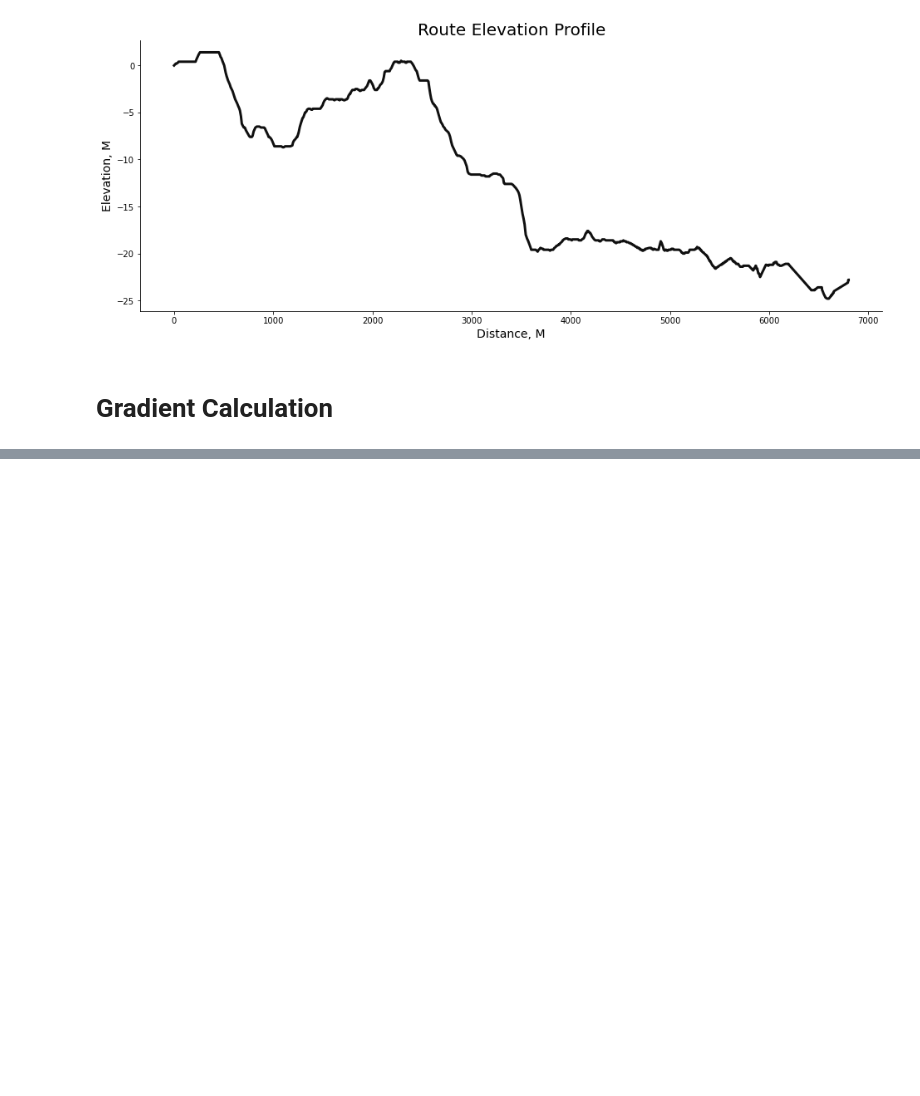
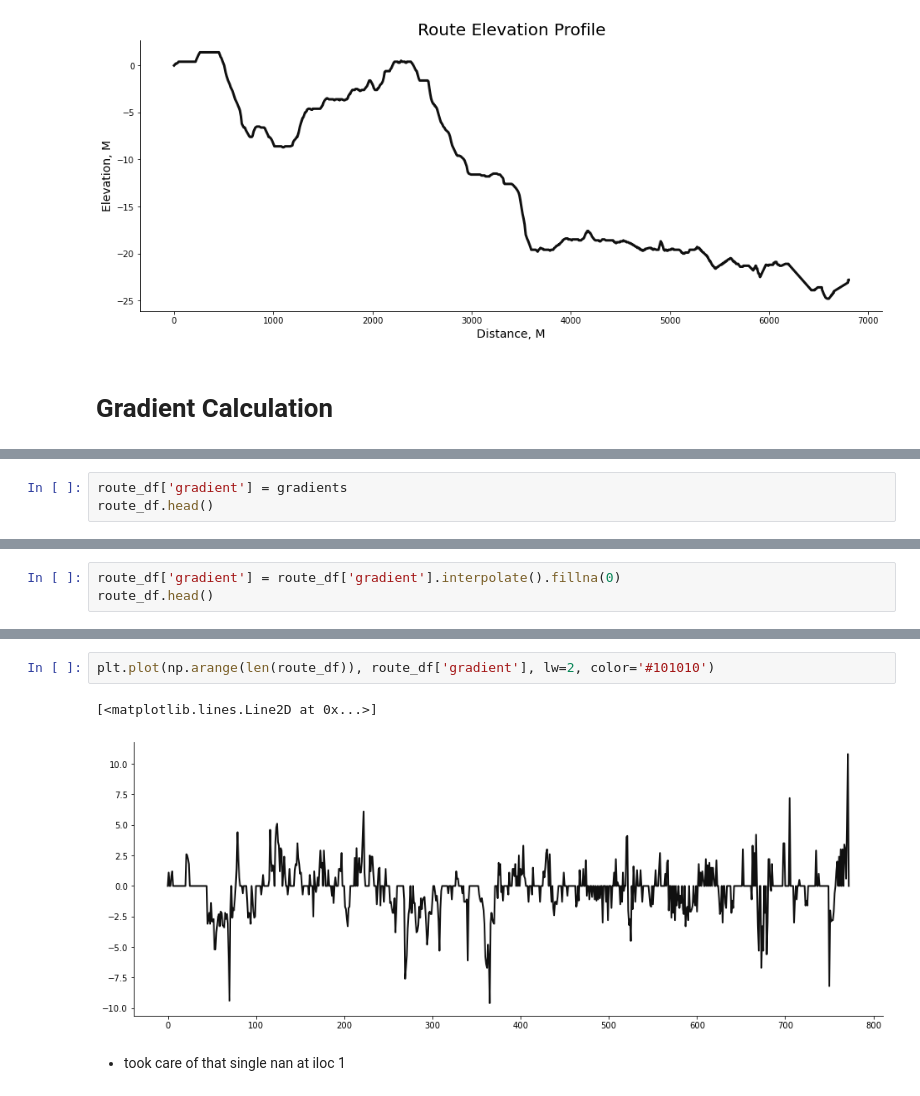
Before and after one commit to brianclements03/my_strava_project, a Jupyter notebook: New_GPX_Explo.ipynb, the cells around one changed output, grey strips where cells are left out. Drawn from its saved outputs; the diff is of its cells as text; blank space fills up the shorter version.

```diff
--- a/New_GPX_Explo.ipynb
+++ b/New_GPX_Explo.ipynb
@@ -323,0 +379,3 @@ Text(0, 0.5, 'Elevation, M')
+# %%
+route_df['gradient'] = gradients
+route_df.head()
@@ -323,0 +399,3 @@ Text(0, 0.5, 'Elevation, M')
+# %%
+route_df['gradient'] = route_df['gradient'].interpolate().fillna(0)
+route_df.head()
@@ -323,0 +409,7 @@ Text(0, 0.5, 'Elevation, M')
+# %%
+plt.plot(np.arange(len(route_df)), route_df['gradient'], lw=2, color='#101010')
+# %% [output]
+[<matplotlib.lines.Line2D at 0x...>]
+[figure, added]
+# %% [markdown]
+- took care of that single nan at iloc 1
```
Also changed, not shown: parts of 12 cells of this notebook.
